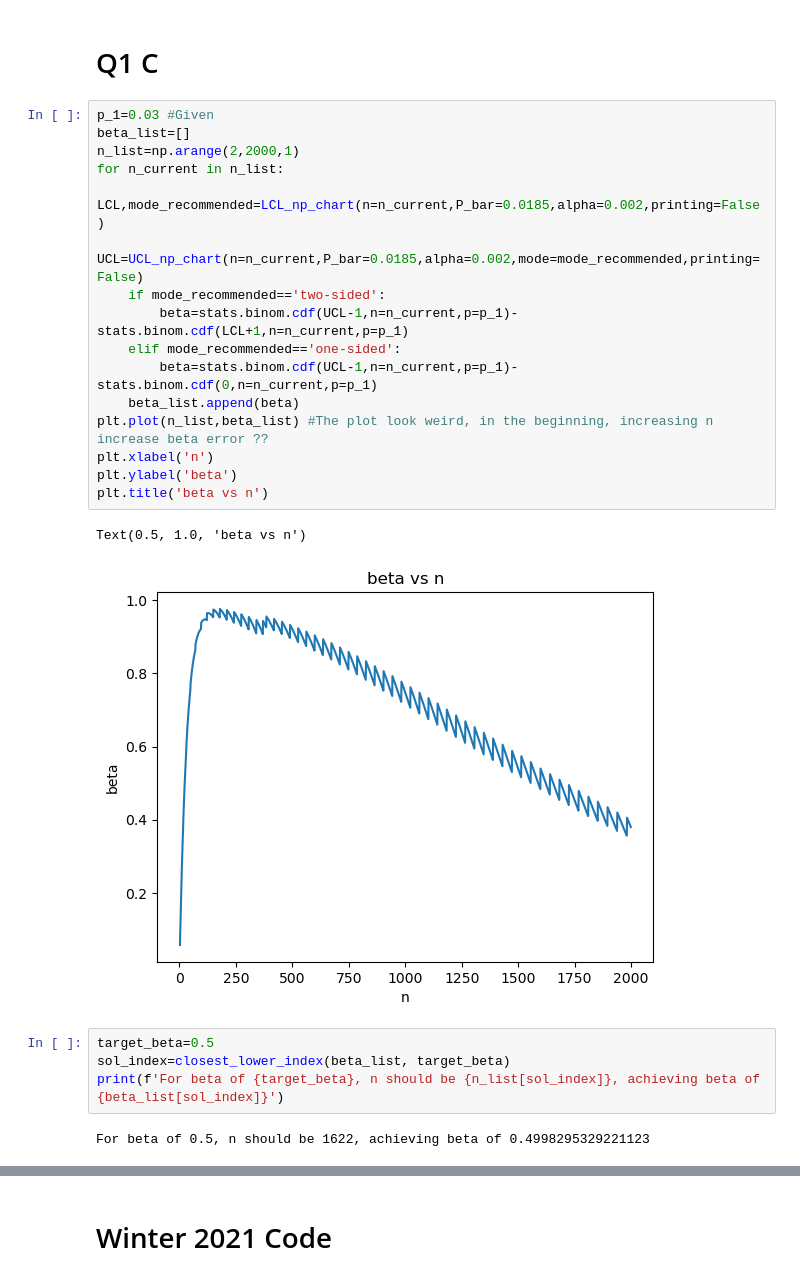
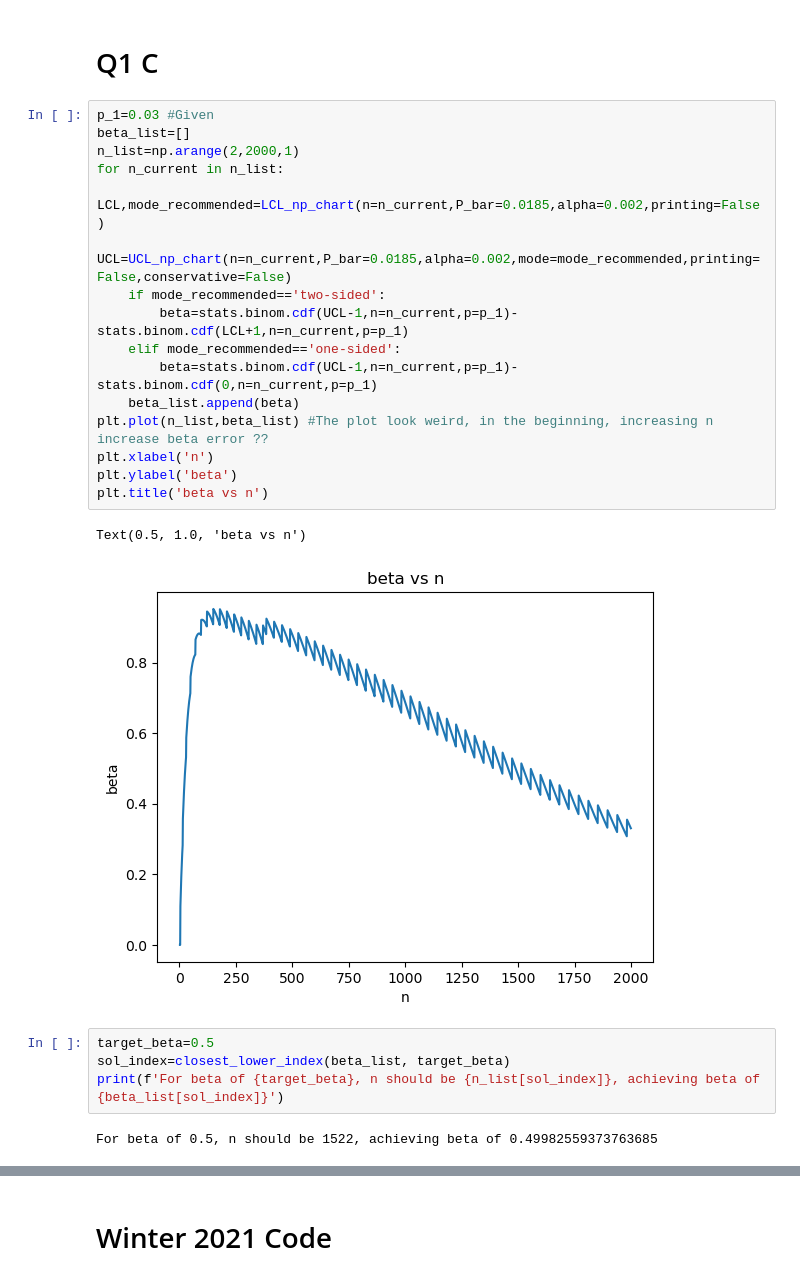
Before and after one commit to MoH-assan/Teaching-Python-For-Quality-Control-, a Jupyter notebook: 8_Control_Chart_Attibutes/np_chart_Phase2_Easyway.ipynb, the cells around one changed output, grey strips where cells are left out. Drawn from its saved outputs; the diff is of its cells as text.

```diff
--- a/8_Control_Chart_Attibutes/np_chart_Phase2_Easyway.ipynb
+++ b/8_Control_Chart_Attibutes/np_chart_Phase2_Easyway.ipynb
@@ -111,28 +111,28 @@ beta is 0.849299305058348
 # %%
 p_1=0.03 #Given
 beta_list=[]
 n_list=np.arange(2,2000,1)
 for n_current in n_list:
     LCL,mode_recommended=LCL_np_chart(n=n_current,P_bar=0.0185,alpha=0.002,printing=False)
-    UCL=UCL_np_chart(n=n_current,P_bar=0.0185,alpha=0.002,mode=mode_recommended,printing=False)
+    UCL=UCL_np_chart(n=n_current,P_bar=0.0185,alpha=0.002,mode=mode_recommended,printing=False,conservative=False)
     if mode_recommended=='two-sided':
         beta=stats.binom.cdf(UCL-1,n=n_current,p=p_1)-stats.binom.cdf(LCL+1,n=n_current,p=p_1)
     elif mode_recommended=='one-sided':
         beta=stats.binom.cdf(UCL-1,n=n_current,p=p_1)-stats.binom.cdf(0,n=n_current,p=p_1)
     beta_list.append(beta)
 plt.plot(n_list,beta_list) #The plot look weird, in the beginning, increasing n increase beta error ??
 plt.xlabel('n')
 plt.ylabel('beta')
 plt.title('beta vs n')
 # %% [output]
 Text(0.5, 1.0, 'beta vs n')
-[figure, old version]
+[figure, new version]
 # %%
 target_beta=0.5
 sol_index=closest_lower_index(beta_list, target_beta)
 print(f'For beta of {target_beta}, n should be {n_list[sol_index]}, achieving beta of {beta_list[sol_index]}')
 # %% [output]
-For beta of 0.5, n should be 1622, achieving beta of 0.4998295329221123
+For beta of 0.5, n should be 1522, achieving beta of 0.49982559373763685
 # %%
 # For verfication with the solution, note that last two are different as the sol is using normal approximation. I guess.
 for N in [150,500,1500,1300]:
```
Also changed, not shown: parts of 1 cell of this notebook.
